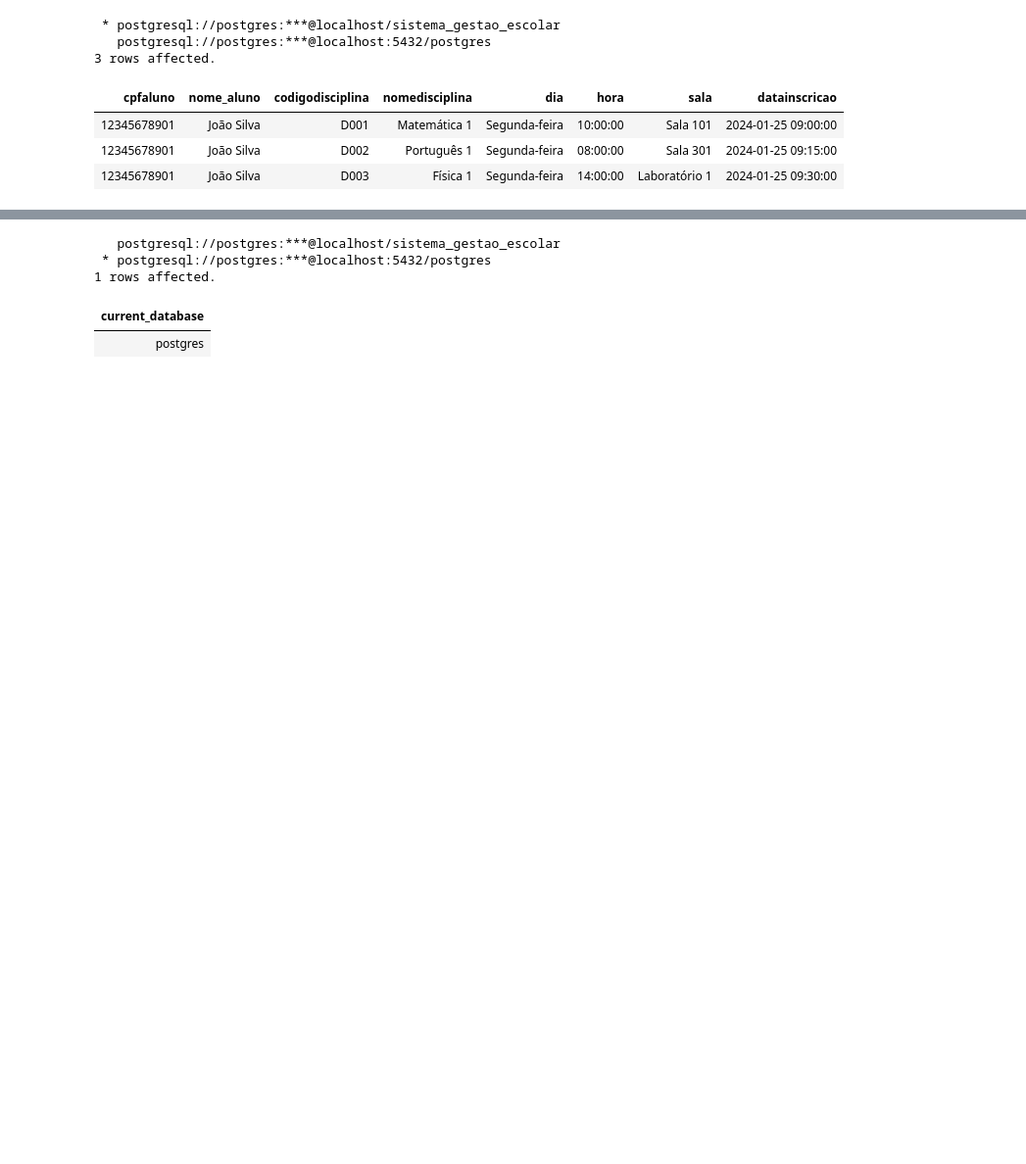
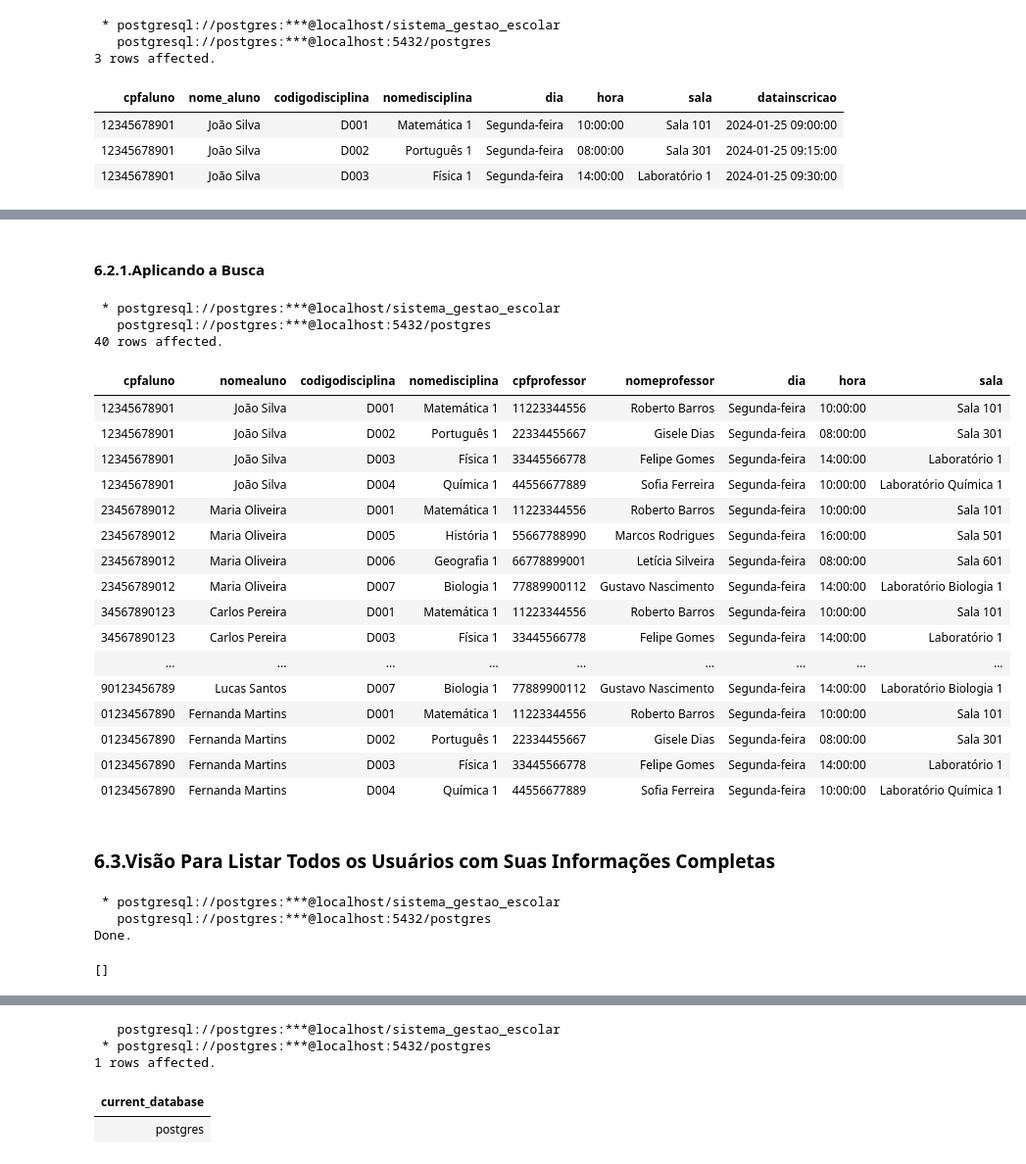
Before and after one commit to rodriguesgbreno/projeto_final_base_de_dados_scc0240_2025, a Jupyter notebook: documentos/projeto_final.ipynb, the cells around one changed output, grey strips where cells are left out. Shown: that part at 98% size. Cells and saved outputs as stored; diff of their text form; code cells hidden in the pictures; blank space fills up the shorter version.

```diff
--- a/documentos/projeto_final.ipynb
+++ b/documentos/projeto_final.ipynb
@@ -1250,0 +1635,52 @@ ORDER BY i.DataInscricao;
+# %% [markdown]
+#### 6.2.1.Aplicando a Busca
+# %%
+%%sql
+SELECT * FROM ViewMatriculasDetalhadas;
+# %% [output]
+ * postgresql://postgres:***@localhost/sistema_gestao_escolar
+   postgresql://postgres:***@localhost:5432/postgres
+40 rows affected.
+| cpfaluno | nomealuno | codigodisciplina | nomedisciplina | cpfprofessor | nomeprofessor | dia | hora | sala |
+| 12345678901 | João Silva | D001 | Matemática 1 | 11223344556 | Roberto Barros | Segunda-feira | 10:00:00 | Sala 101 |
+| 12345678901 | João Silva | D002 | Português 1 | 22334455667 | Gisele Dias | Segunda-feira | 08:00:00 | Sala 301 |
+| 12345678901 | João Silva | D003 | Física 1 | 33445566778 | Felipe Gomes | Segunda-feira | 14:00:00 | Laboratório 1 |
+| 12345678901 | João Silva | D004 | Química 1 | 44556677889 | Sofia Ferreira | Segunda-feira | 10:00:00 | Laboratório Química 1 |
+| 23456789012 | Maria Oliveira | D001 | Matemática 1 | 11223344556 | Roberto Barros | Segunda-feira | 10:00:00 | Sala 101 |
+| 23456789012 | Maria Oliveira | D005 | História 1 | 55667788990 | Marcos Rodrigues | Segunda-feira | 16:00:00 | Sala 501 |
+| 23456789012 | Maria Oliveira | D006 | Geografia 1 | 66778899001 | Letícia Silveira | Segunda-feira | 08:00:00 | Sala 601 |
+| 23456789012 | Maria Oliveira | D007 | Biologia 1 | 77889900112 | Gustavo Nascimento | Segunda-feira | 14:00:00 | Laboratório Biologia 1 |
+| 34567890123 | Carlos Pereira | D001 | Matemática 1 | 11223344556 | Roberto Barros | Segunda-feira | 10:00:00 | Sala 101 |
+| 34567890123 | Carlos Pereira | D003 | Física 1 | 33445566778 | Felipe Gomes | Segunda-feira | 14:00:00 | Laboratório 1 |
+| ... | ... | ... | ... | ... | ... | ... | ... | ... |
+| 90123456789 | Lucas Santos | D007 | Biologia 1 | 77889900112 | Gustavo Nascimento | Segunda-feira | 14:00:00 | Laboratório Biologia 1 |
+| 01234567890 | Fernanda Martins | D001 | Matemática 1 | 11223344556 | Roberto Barros | Segunda-feira | 10:00:00 | Sala 101 |
+| 01234567890 | Fernanda Martins | D002 | Português 1 | 22334455667 | Gisele Dias | Segunda-feira | 08:00:00 | Sala 301 |
+| 01234567890 | Fernanda Martins | D003 | Física 1 | 33445566778 | Felipe Gomes | Segunda-feira | 14:00:00 | Laboratório 1 |
+| 01234567890 | Fernanda Martins | D004 | Química 1 | 44556677889 | Sofia Ferreira | Segunda-feira | 10:00:00 | Laboratório Química 1 |
+# %% [markdown]
+### 6.3.Visão Para Listar Todos os Usuários com Suas Informações Completas
+# %%
+%%sql
+-- View para listar todos os usuários com suas informações completas
+CREATE VIEW ViewUsuariosCompletos AS
+SELECT
+    u.CPF,
+    u.NomeUsuario,
+    u.SobrenomeUsuario,
+    u.Email,
+    CASE
+        WHEN a.CPFUsuario IS NOT NULL THEN 'Aluno'
+        WHEN p.CPFUsuario IS NOT NULL THEN 'Professor'
+        WHEN f.CPFUsuario IS NOT NULL THEN 'Funcionario'
+        ELSE 'Outro'
+    END AS TipoUsuario
+FROM Usuario u
+LEFT JOIN Aluno a ON u.CPF = a.CPFUsuario
+LEFT JOIN Professor p ON u.CPF = p.CPFUsuario
+LEFT JOIN Funcionario f ON u.CPF = f.CPFUsuario;
+# %% [output]
+ * postgresql://postgres:***@localhost/sistema_gestao_escolar
+   postgresql://postgres:***@localhost:5432/postgres
+Done.
+[]
```
Also changed, not shown: parts of 81 cells of this notebook, 7 other files.
